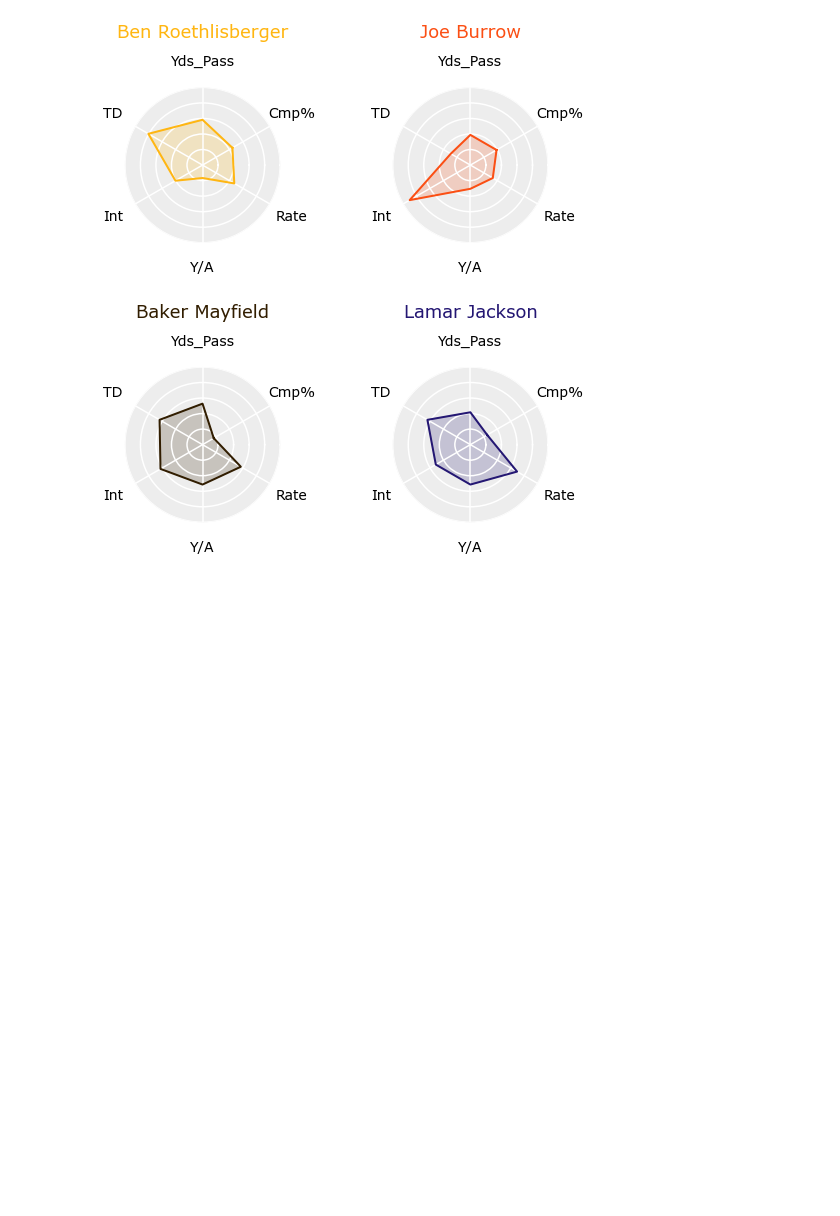
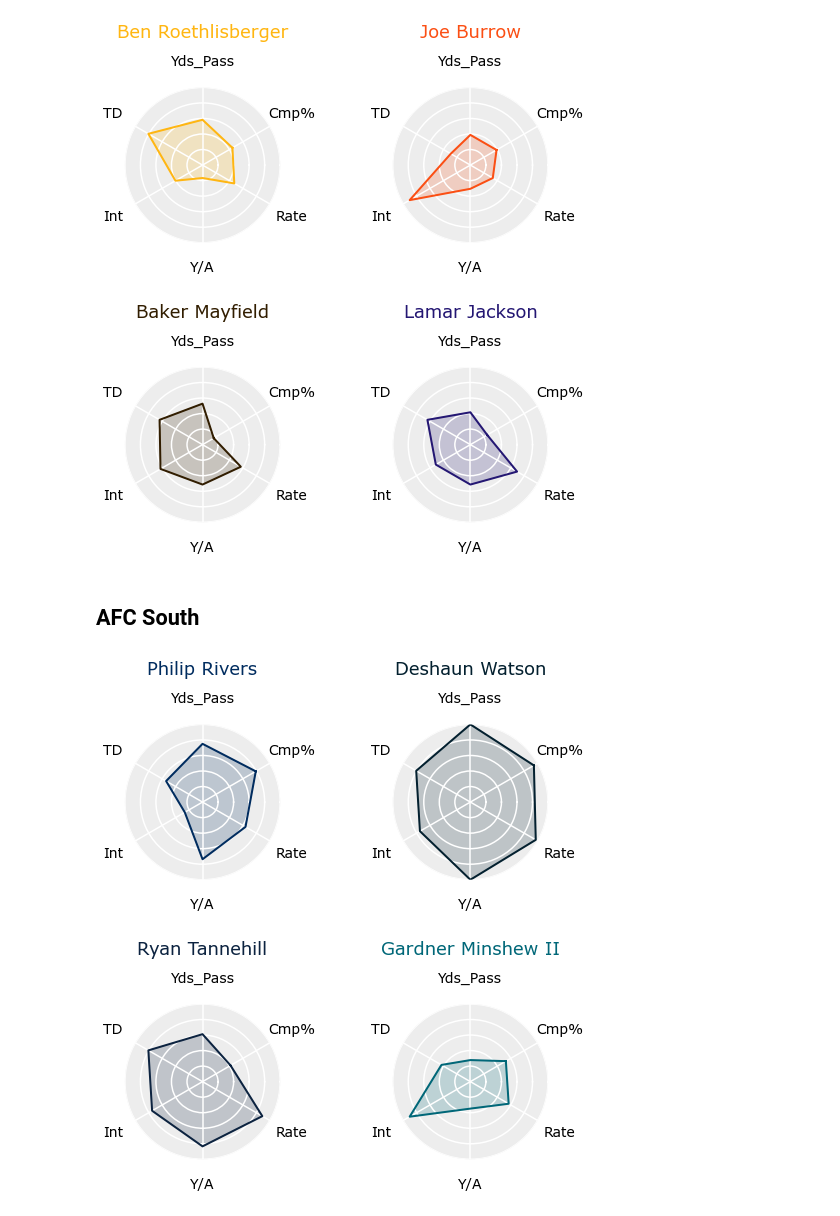
Before and after one commit to aclao89/NFL_Stats, a Jupyter notebook: NFL QB Passing.ipynb, the cells around one changed output. Cells and saved outputs as stored; diff of their text form; code cells hidden in the pictures; blank space fills up the shorter version.

```diff
--- a/NFL QB Passing.ipynb
+++ b/NFL QB Passing.ipynb
@@ -551,3 +551,31 @@ ax4 = radar_chart(ax4, angle, bal_data, team_colors['BAL'])
 plt.show()
 # %% [output]
 [figure]
+# %% [markdown]
+## AFC South
+# %%
+# Create figure
+fig = plt.figure(figsize=(8, 8), facecolor='white')
+
+# Add subplots
+ax1 = fig.add_subplot(221, projection='polar', facecolor='#ededed')
+ax2 = fig.add_subplot(222, projection='polar', facecolor='#ededed')
+ax3 = fig.add_subplot(223, projection='polar', facecolor='#ededed')
+ax4 = fig.add_subplot(224, projection='polar', facecolor='#ededed')
+
+# Adjust space between subplots
+plt.subplots_adjust(hspace=0.8, wspace=0.5)
+
+# Get QB data
+ind_data = get_QB(df_1200, 'IND')
+hou_data = get_QB(df_1200, 'HOU')
+ten_data = get_QB(df_1200, 'TEN')
+jax_data = get_QB(df_1200, 'JAX')
+
+# Plot QB data
+ax1 = radar_chart(ax1, angle, ind_data, team_colors['IND'])
+ax2 = radar_chart(ax2, angle, hou_data, team_colors['HOU'])
+ax3 = radar_chart(ax3, angle, ten_data, team_colors['TEN'])
+ax4 = radar_chart(ax4, angle, jax_data, team_colors['JAX'])
+# %% [output]
+[figure, added]
```
Also changed, not shown: parts of 1 cell of this notebook.
